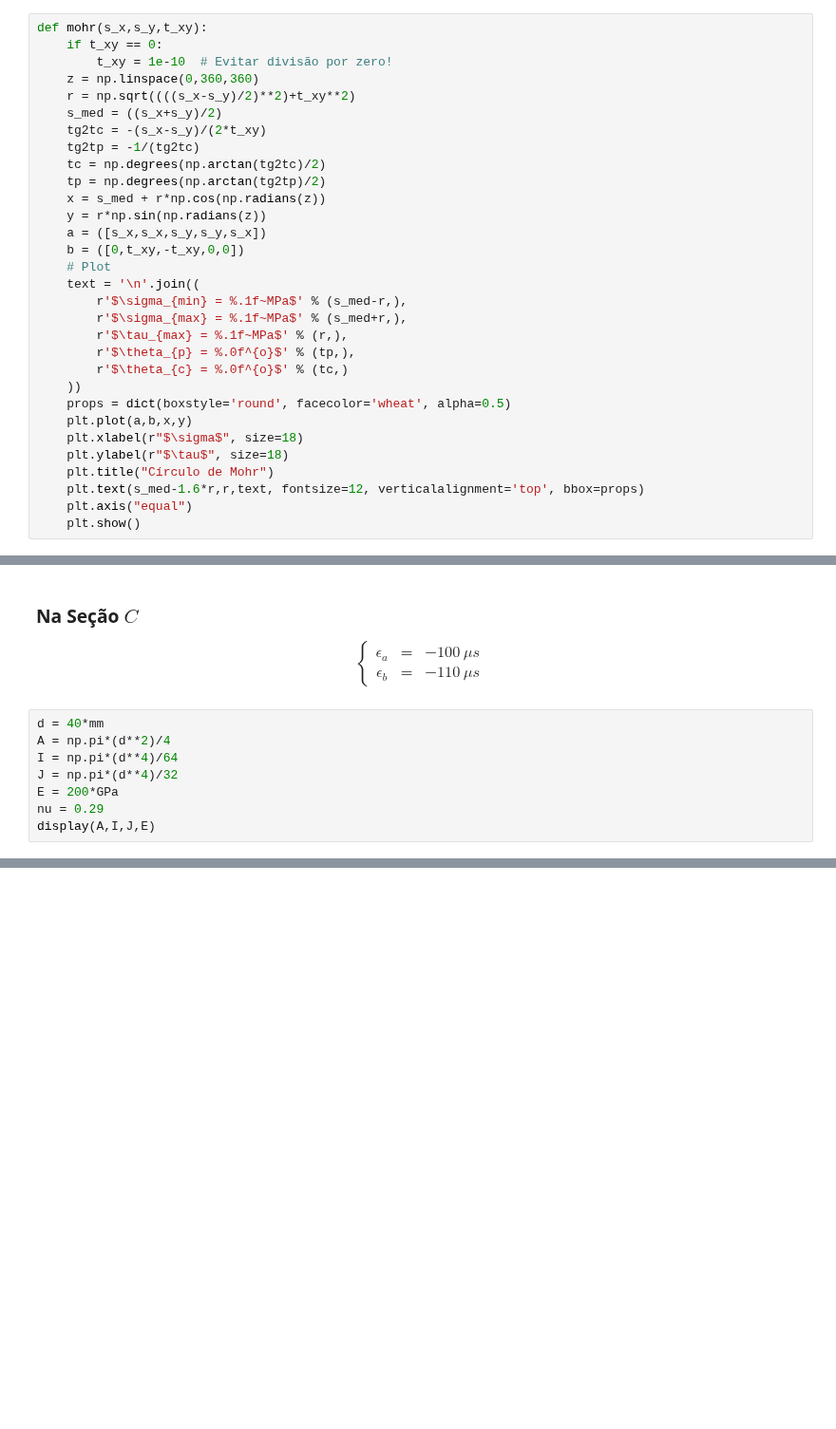
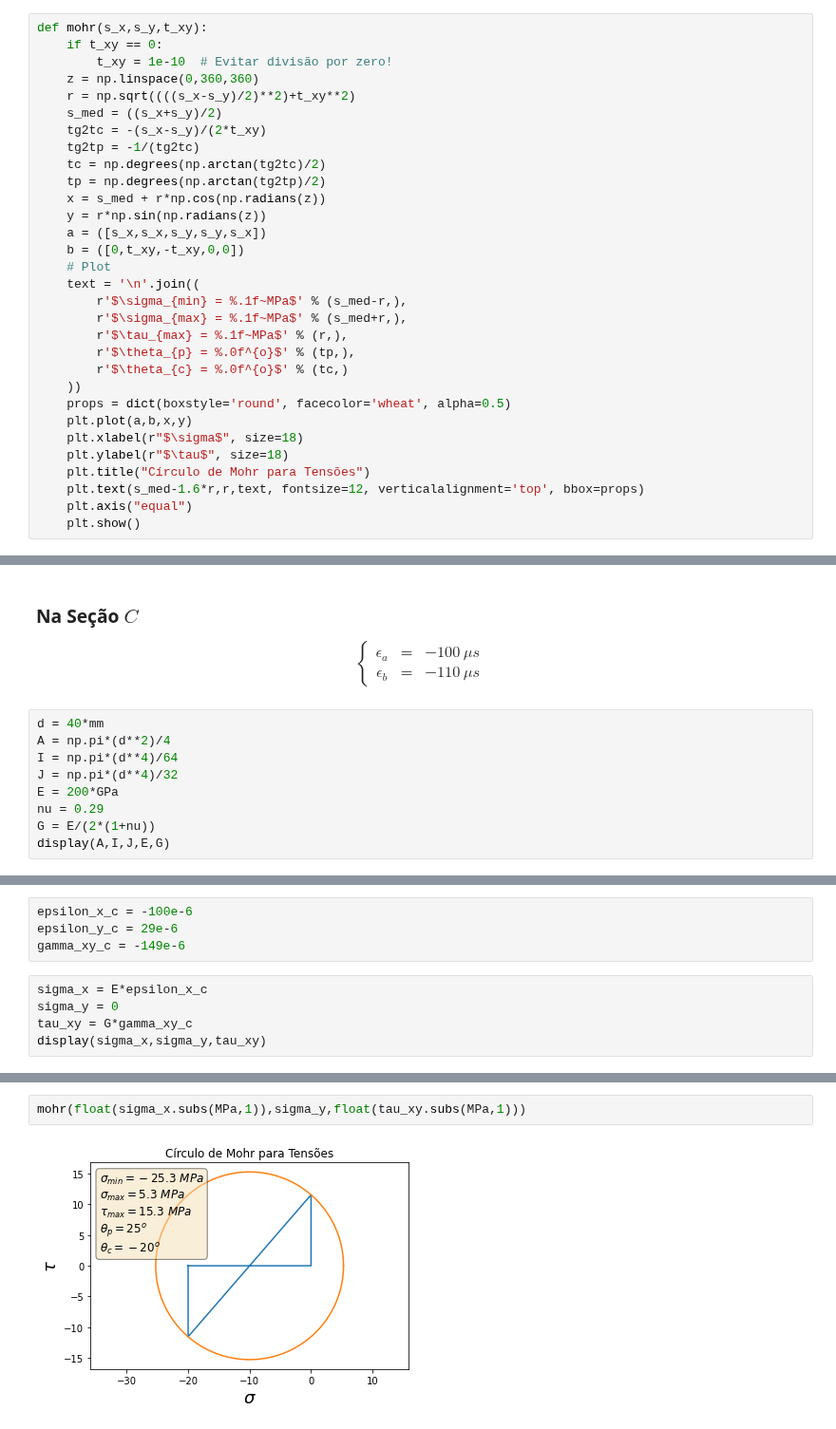
Before and after one commit to noedelima/Mecanica_dos_Solidos_Uff_20_1, a Jupyter notebook: Exercícios PA1/Exercício 4.ipynb, the cells around one changed output, grey strips where cells are left out. Shown at 95% size. Saved outputs shown, nothing was run; the diff lists cells and outputs as text; blank space fills up the shorter version.

```diff
--- a/Exercícios PA1/Exercício 4.ipynb
+++ b/Exercícios PA1/Exercício 4.ipynb
@@ -48,7 +48,7 @@ def mohr(s_x,s_y,t_xy):
     plt.plot(a,b,x,y)
     plt.xlabel(r"$\sigma$", size=18)
     plt.ylabel(r"$\tau$", size=18)
-    plt.title("Círculo de Mohr")
+    plt.title("Círculo de Mohr para Tensões")
     plt.text(s_med-1.6*r,r,text, fontsize=12, verticalalignment='top', bbox=props)
     plt.axis("equal")
     plt.show()
@@ -77,7 +108,8 @@ I = np.pi*(d**4)/64
 J = np.pi*(d**4)/32
 E = 200*GPa
 nu = 0.29
-display(A,I,J,E)
+G = E/(2*(1+nu))
+display(A,I,J,E,G)
 # %% [output]
 \begin{equation*}1256.63706143592 mm^{2}\end{equation*}
 \begin{equation*}125663.706143592 mm^{4}\end{equation*}
@@ -87,0 +161,9 @@ P,T,epsilon_a,epsilon_b = sp.symbols('P,T,epsilon_a,epsilon_b')
+# %%
+epsilon_x_c = -100e-6
+epsilon_y_c = 29e-6
+gamma_xy_c = -149e-6
+# %%
+sigma_x = E*epsilon_x_c
+sigma_y = 0
+tau_xy = G*gamma_xy_c
+display(sigma_x,sigma_y,tau_xy)
@@ -87,0 +193,4 @@ P,T,epsilon_a,epsilon_b = sp.symbols('P,T,epsilon_a,epsilon_b')
+# %%
+mohr(float(sigma_x.subs(MPa,1)),sigma_y,float(tau_xy.subs(MPa,1)))
+# %% [output]
+[figure, added]
```
Also changed, not shown: parts of 18 cells of this notebook.
